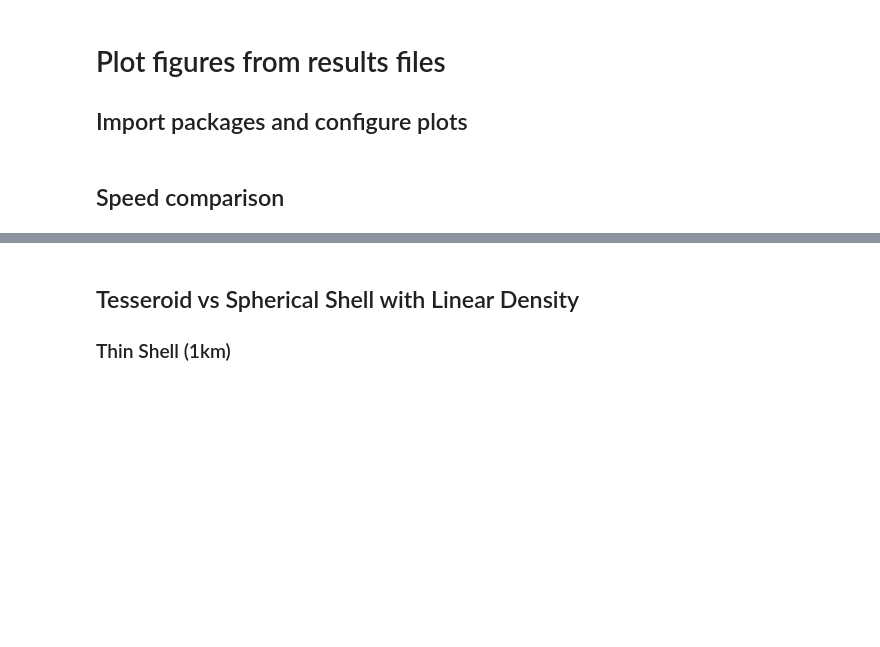
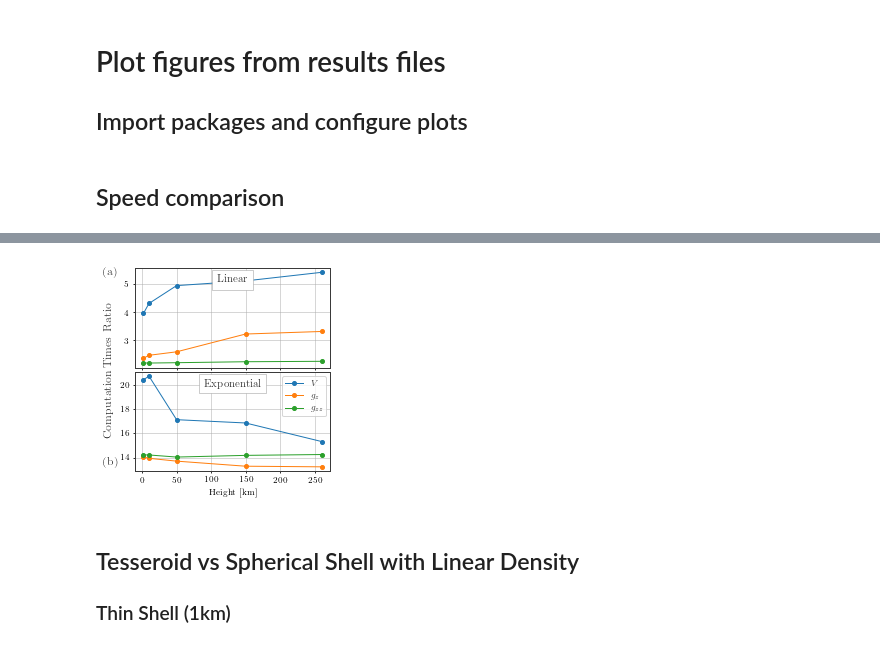
Before and after one commit to pinga-lab/tesseroid-variable-density, a Jupyter notebook: code/07-plot-figures.ipynb, the cells around one changed output, grey strips where cells are left out. Drawn from its saved outputs; the diff is of its cells as text; code cells hidden in the pictures; blank space fills up the shorter version.

Commit message:
New figures for speed comparison with linear and exponential densities

```diff
--- a/code/07-plot-figures.ipynb
+++ b/code/07-plot-figures.ipynb
@@ -63,3 +37,73 @@ plt.show()
+# %%
+fields = 'potential gz gzz'.split()
+labels = r'$V$ $g_z$ $g_{zz}$'.split()
+fig, (ax1, ax2) = plt.subplots(2, 1, sharex=True)
+fig.set_size_inches((3.33, 3.5))
+
+
+
+with open('results/speed-comparison/times_homogeneous.pkl', 'r') as outfile:
+    times_homogeneous = pickle.load(outfile)
+
+with open('results/speed-comparison/times_linear.pkl', 'r') as outfile:
+    times_variable = pickle.load(outfile)
+
+for field, label in zip(fields, labels):
+    heights = times_homogeneous['heights']
+    ratio = times_variable[field]/times_homogeneous[field]
+    ax1.plot(heights/1000, ratio, 'o-', label=label)
+    ax1.grid(True, linewidth=0.5, color='#aeaeae')
+
+ax1.text(-0.16, 0.93, "(a)", fontsize=12,
+         fontdict={'weight': 'bold'},
+         transform=ax1.transAxes)
+ax1.text(0.5, 0.88, "Linear", fontsize=11,
+         horizontalalignment='center',
+         verticalalignment='center',
+         bbox={'facecolor': 'w',
+               'edgecolor': '#9b9b9b',
+               'linewidth': 0.5, 'pad': 5},
+               transform=ax1.transAxes)
+
+
+with open('results/speed-comparison/times_homogeneous.pkl', 'r') as outfile:
+    times_homogeneous = pickle.load(outfile)
+
+with open('results/speed-comparison/times_exponential.pkl', 'r') as outfile:
+    times_variable = pickle.load(outfile)
+
+for field, label in zip(fields, labels):
+    heights = times_homogeneous['heights']
+    ratio = times_variable[field]/times_homogeneous[field]
+    ax2.plot(heights/1000, ratio, 'o-', label=label)
+    ax2.grid(True, linewidth=0.5, color='#aeaeae')
+
+
+ax2.text(-0.16, 0.07, "(b)", fontsize=12,
+         fontdict={'weight': 'bold'},
+         transform=ax2.transAxes)
+ax2.text(0.5, 0.88, "Exponential", fontsize=11,
+         horizontalalignment='center',
+         verticalalignment='center',
+         bbox={'facecolor': 'w',
+               'edgecolor': '#9b9b9b',
+               'linewidth': 0.5, 'pad': 5},
+               transform=ax2.transAxes)
+
+ax2.text(-0.16, 1.6, "Computation Times Ratio",
+         fontsize=12, rotation="vertical",
+         fontdict={'weight': 'bold'},
+         transform=ax2.transAxes)
+
+
+ax2.set_xlabel('Height [km]')
+plt.legend()
+
+plt.tight_layout(pad=1, h_pad=0, w_pad=0)
+plt.savefig('../manuscript/figures/speed-comparison.pdf')
+plt.show()
+# %% [output]
+[figure, added]
 # %% [markdown]
 ## Tesseroid vs Spherical Shell with Linear Density
 
```
Also changed, not shown: parts of 1 cell of this notebook, 1 other file.
